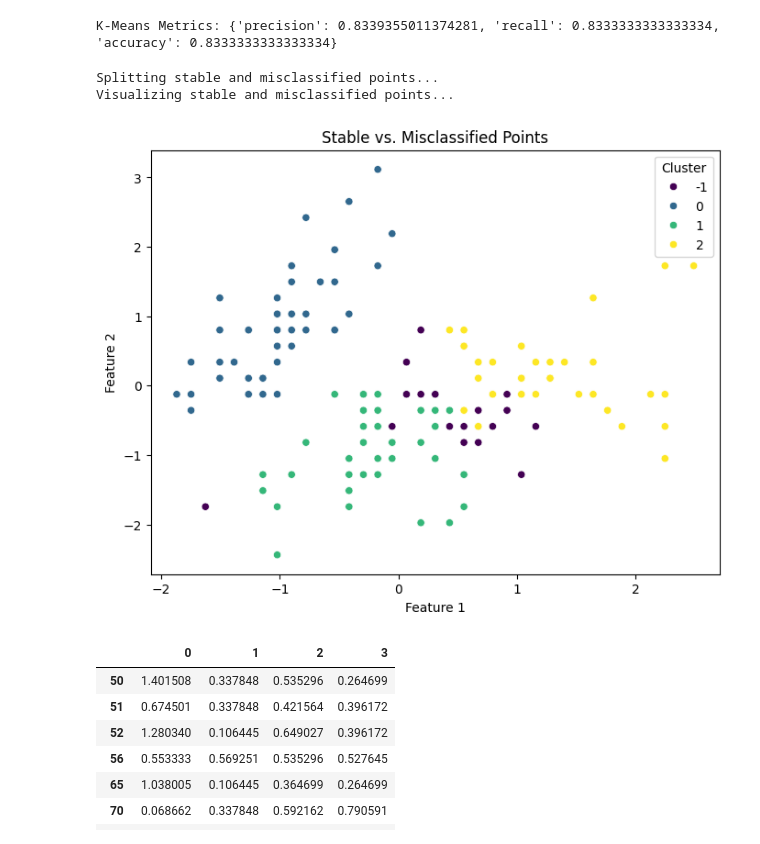
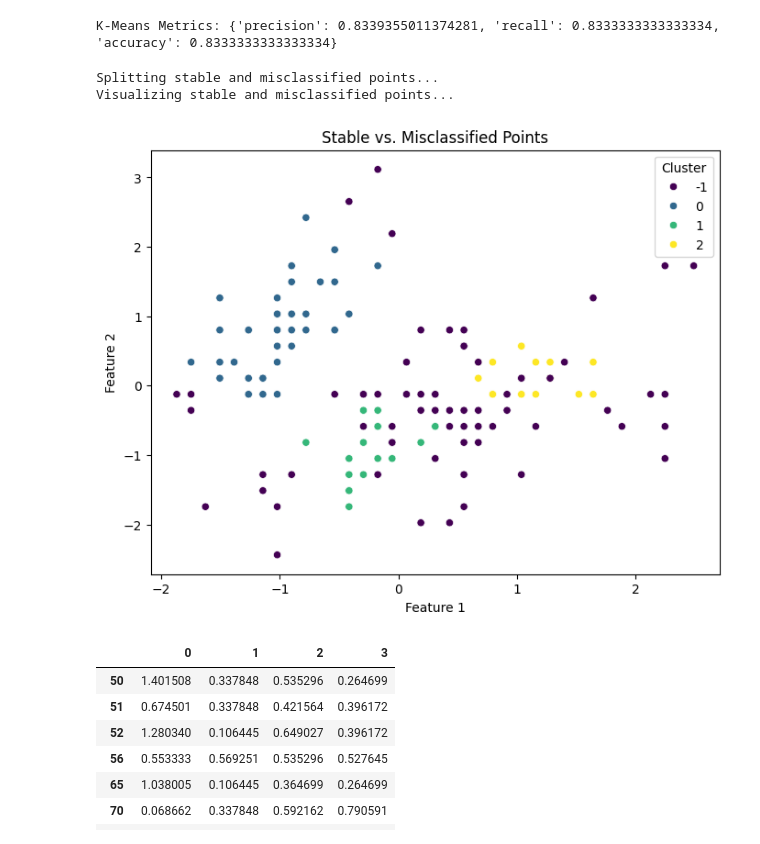
Before and after one commit to AnnaDiana123/BDA_Project, a Jupyter notebook: notebooks/experiment_iris.ipynb, the cells around one changed output. Cells and saved outputs as stored; diff of their text form; code cells hidden in the pictures.

Commit message:
Added silhouette method Compared thresholds Added final results images

```diff
--- a/notebooks/experiment_iris.ipynb
+++ b/notebooks/experiment_iris.ipynb
@@ -81,29 +82,30 @@ cluster_labels = pd.Series(cluster_labels, index=data.index)
 # %%
 # Split stable and misclassified points
 print("Splitting stable and misclassified points...")
 stable_data, stable_labels, misclassified_data, misclassified_labels = split_stable_and_misclassified(
     data=pd.DataFrame(data),  # Ensure input is a DataFrame
     labels=pd.Series(cluster_labels, name="Cluster"),
     centroids=centroids,
-    threshold=0.7
+    threshold=0.4
 )
+
 
 # Combine data and labels for visualization
 combined_data = pd.concat([stable_data, misclassified_data])
 combined_labels = pd.concat([stable_labels, misclassified_labels])
 
 # Visualize stable and misclassified points
 print("Visualizing stable and misclassified points...")
 plot_clusters(
     combined_data,
     combined_labels,
     title="Stable vs. Misclassified Points",
     output_path="../results/iris/stable_vs_misclassified.png"
 )
 # %% [output]
 Splitting stable and misclassified points...
 Visualizing stable and misclassified points...
-[figure, old version]
+[figure, new version]
 # %%
 data[cluster_labels != original_labels]
 # %% [output]
```
Also changed, not shown: parts of 8 cells of this notebook, 13 other files.
